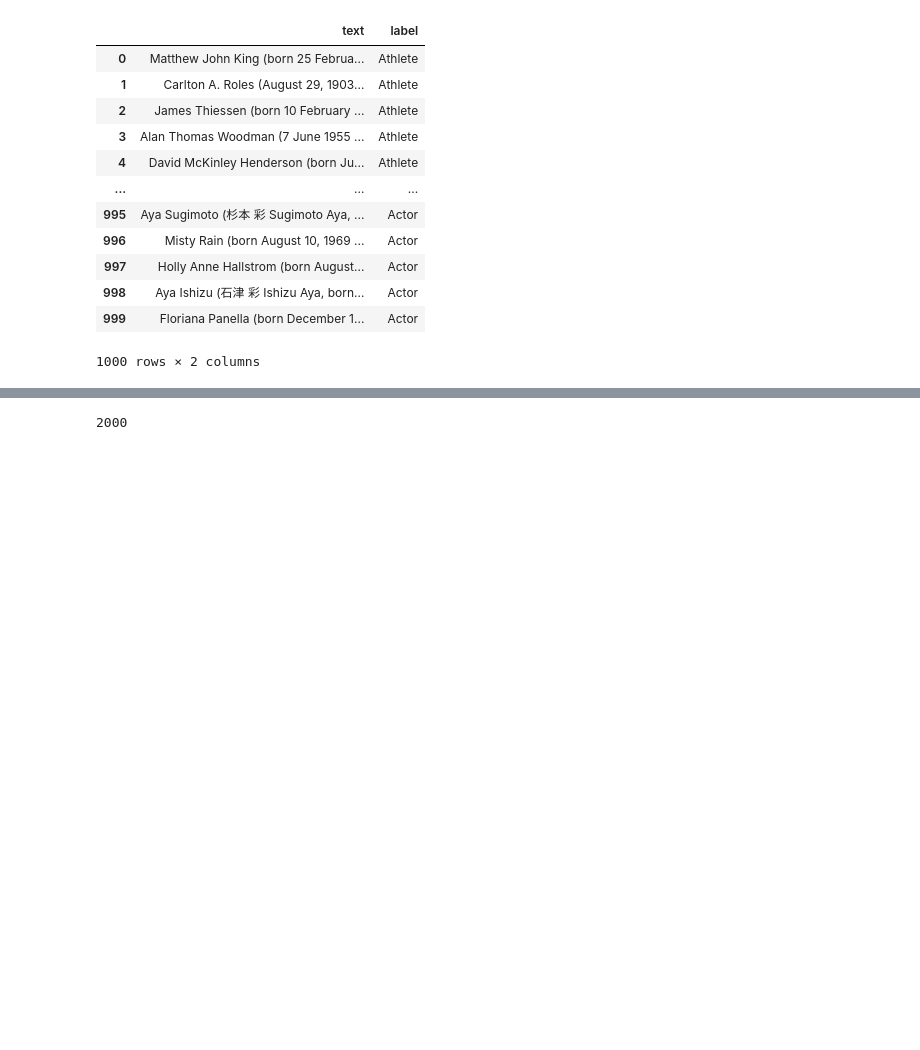
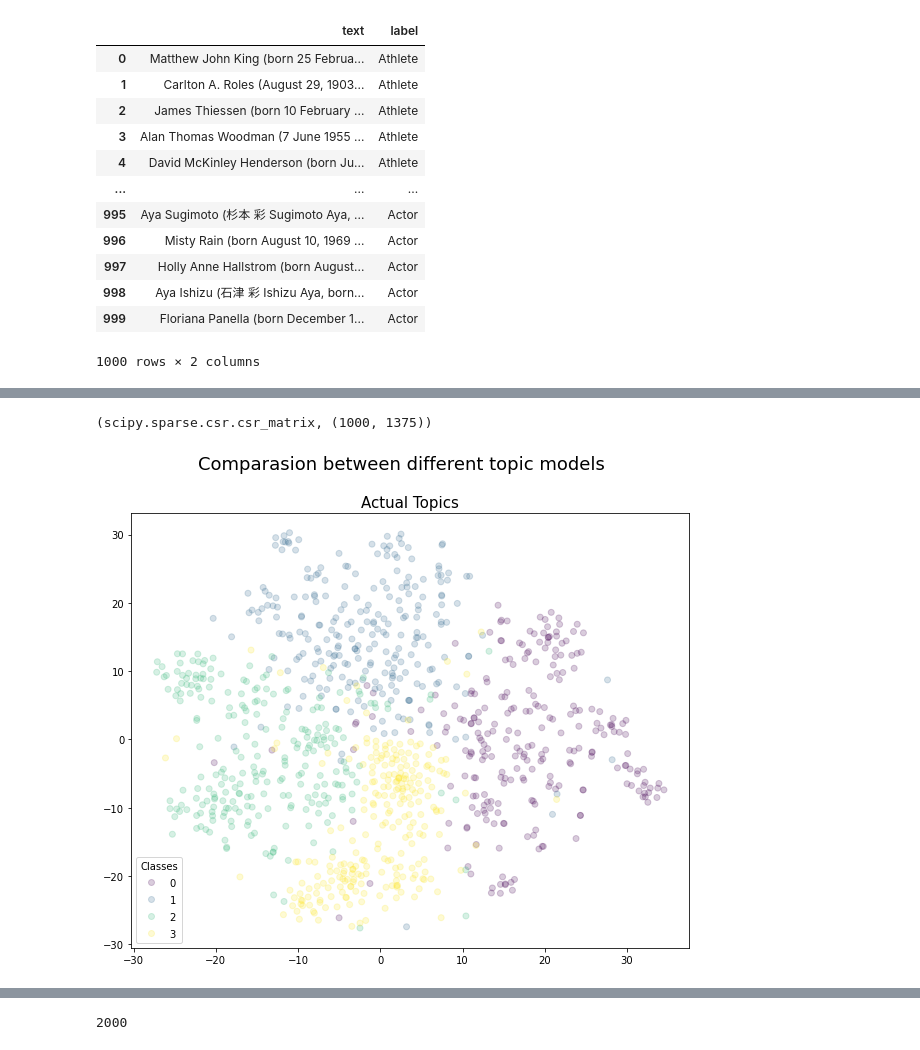
Before and after one commit to NeilChenccc/Optimization-Topic-Modeling, a Jupyter notebook: Project_Source_Code.ipynb, the cells around one changed output, grey strips where cells are left out. Saved outputs shown, nothing was run; the diff lists cells and outputs as text; code cells hidden in the pictures; blank space fills up the shorter version.

```diff
--- a/Project_Source_Code.ipynb
+++ b/Project_Source_Code.ipynb
@@ -38,0 +130,10 @@ data_raw
+# %%
+from sklearn.feature_extraction.text import CountVectorizer, TfidfVectorizer
+
+bow_featurizer = CountVectorizer(max_features=vocab_size, max_df=0.95, min_df=0.005, stop_words='english')
+tfidf_featurizer = TfidfVectorizer(max_features=vocab_size, max_df=0.95, stop_words='english')
+X_bow = bow_featurizer.fit_transform(docs)
+X_tfidf = tfidf_featurizer.fit_transform(docs)
+type(X_bow), X_bow.shape
+# %% [output]
+(scipy.sparse.csr.csr_matrix, (1000, 1375))
@@ -38,0 +142,6 @@ data_raw
+# %%
+tsne = TSNE()
+# %%
+X_tsne = tsne.fit_transform(X_bow)
+# %%
+label_map = {"Athlete":0, "Politician":1, "Artist":2, "Actor":3}
@@ -38,0 +165,12 @@ data_raw
+# %%
+fig, ax = plt.subplots(figsize=(10,8))
+ss = ax.scatter(X_tsne[:,0],X_tsne[:,1], c = list(data_raw.label.map(label_map)), alpha=0.2)
+
+ax.set_title('Actual Topics', fontsize=15)
+
+
+
+fig.suptitle("Comparasion between different topic models", fontsize=18)
+plt.show()
+# %% [output]
+[figure, added]
```
Also changed, not shown: parts of 44 cells of this notebook, 10 other files.
